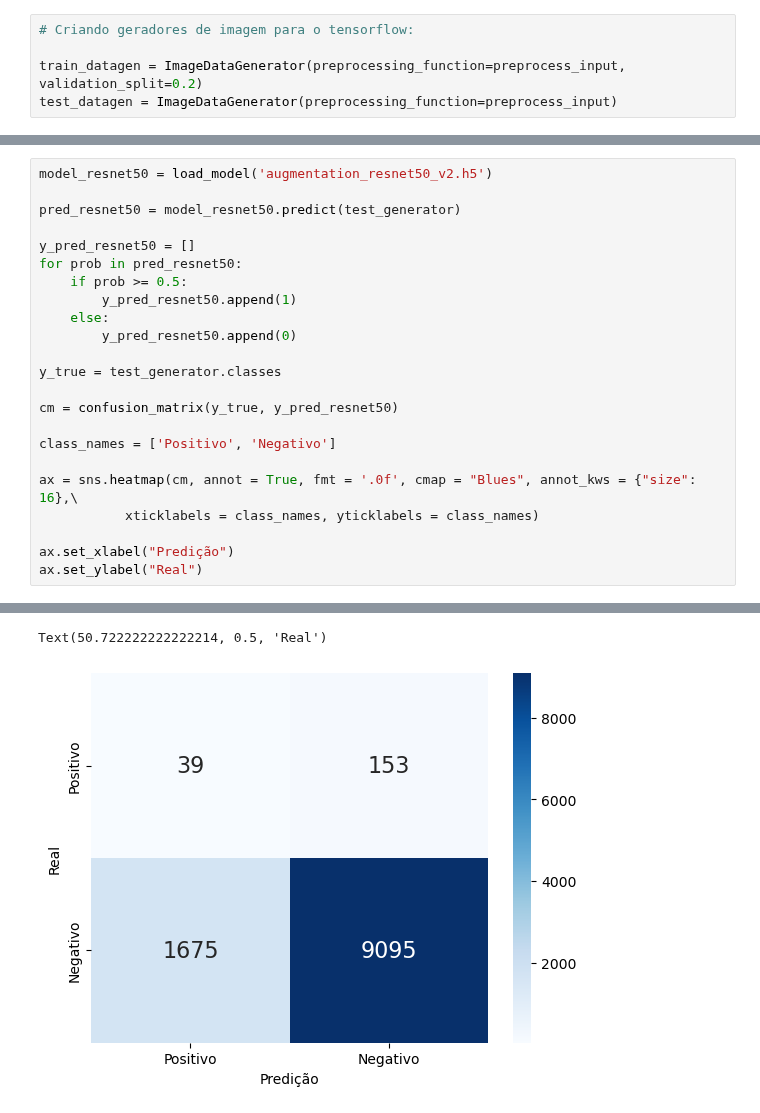
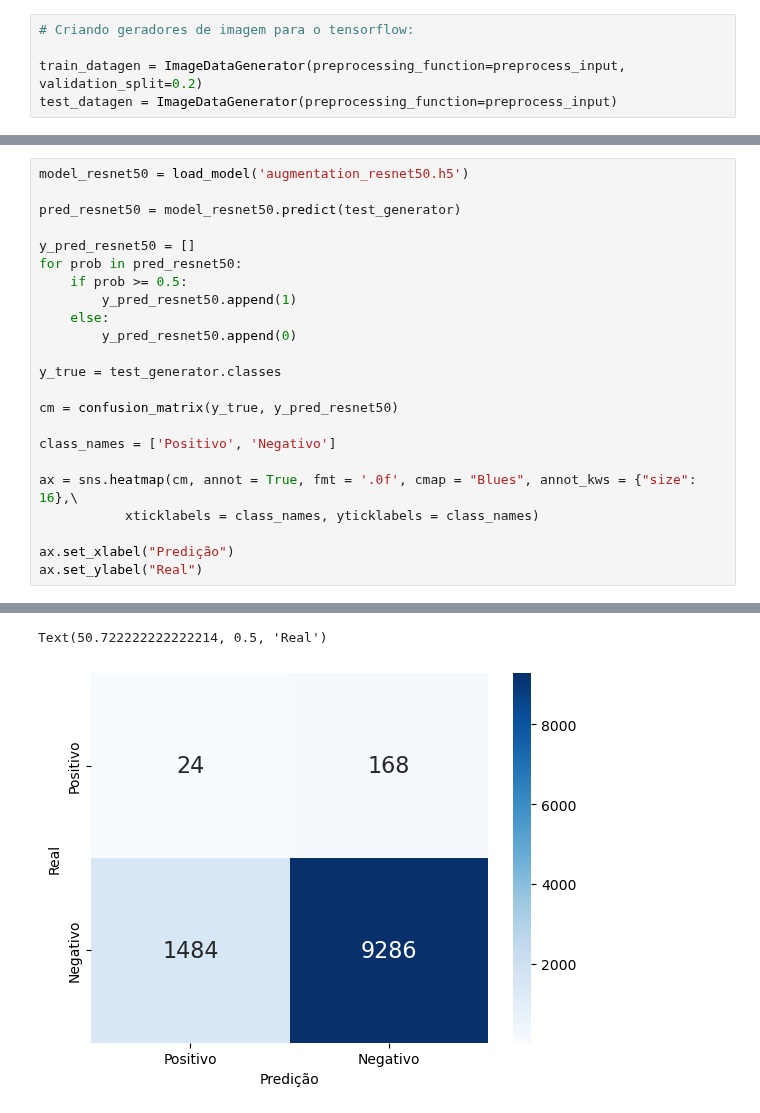
Before and after one commit to Redes-Neuroticas/BreastCancerDetection, a Jupyter notebook: Final/resnet50_data_aug_v2.ipynb, the cells around one changed output, grey strips where cells are left out. Cells and saved outputs as stored; diff of their text form.

```diff
--- a/Final/resnet50_data_aug_v2.ipynb
+++ b/Final/resnet50_data_aug_v2.ipynb
@@ -216,5 +230,5 @@ Text(0, 0.5, 'loss')
 # %%
-model_resnet50 = load_model('augmentation_resnet50_v2.h5')
+model_resnet50 = load_model('augmentation_resnet50.h5')
 
 pred_resnet50 = model_resnet50.predict(test_generator)
 
@@ -243,2 +257,2 @@ ax.set_ylabel("Real")
 Text(50.722222222222214, 0.5, 'Real')
-[figure, old version]
+[figure, new version]
```
Also changed, not shown: parts of 10 cells of this notebook.
